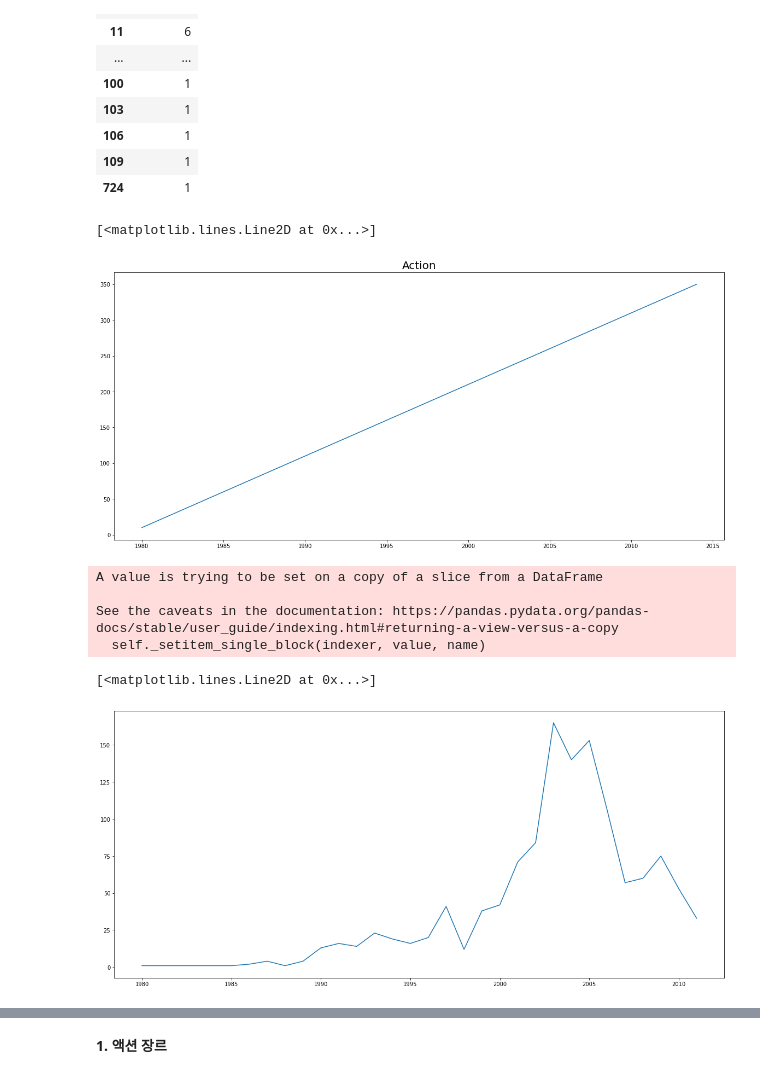
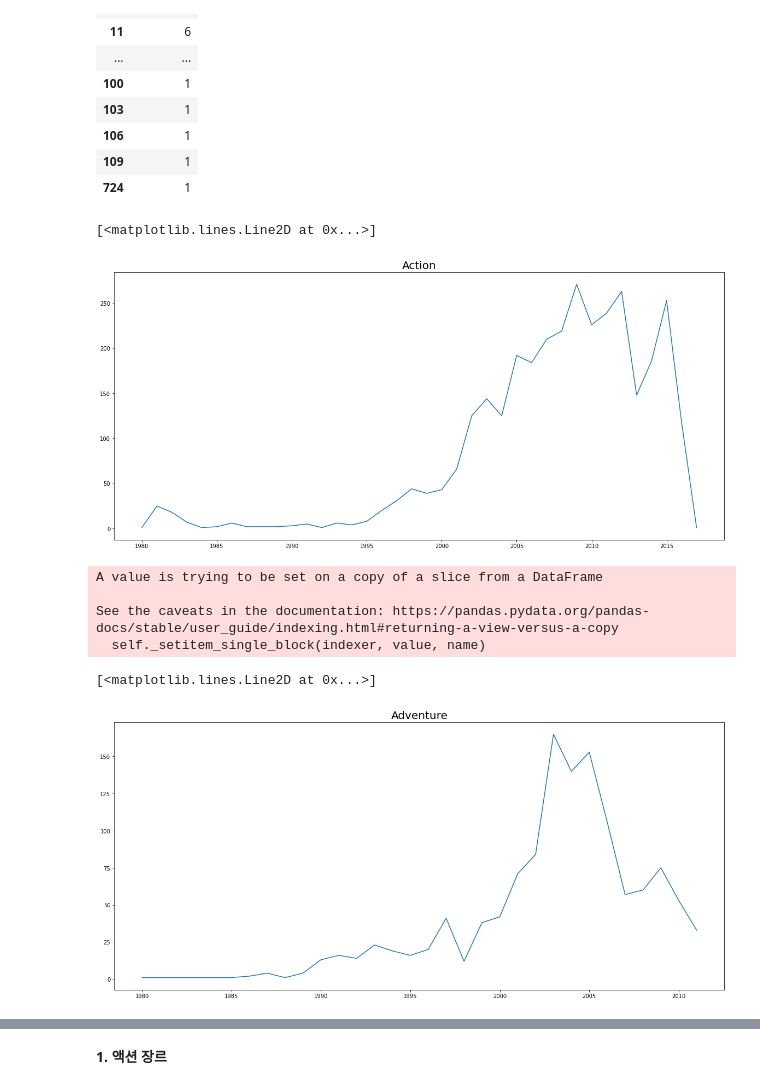
Before and after one commit to hoonputer/Section1_Project, a Jupyter notebook: Untitled6.ipynb, the cells around one changed output, grey strips where cells are left out. Drawn from its saved outputs; the diff is of its cells as text; code cells hidden in the pictures.

```diff
--- a/Untitled6.ipynb
+++ b/Untitled6.ipynb
@@ -795,14 +795,14 @@ genre_action_sales
 | 109 | 1 |
 | 724 | 1 |
 # %%
-x = list(range(1980,2015))
+x = list(range(1980,2018))
 y = genre_action_num
 plt.figure(figsize=(20,9))
 plt.title('Action', fontsize=20)
 plt.plot(x,y)
 # %% [output]
 [<matplotlib.lines.Line2D at 0x...>]
-[figure, old version]
+[figure, new version]
 # %%
 genre_adventure_year = genre_adventure['Year']
 lower = genre_adventure_year[genre_adventure_year < 30]
@@ -825,10 +825,11 @@ genre_adventure_num = genre_adventure_num.sort_index()
 x = list(range(1980,2012))
 y = genre_adventure_num
 plt.figure(figsize=(20,9))
+plt.title('Adventure', fontsize=20)
 plt.plot(x,y)
 # %% [output]
 [<matplotlib.lines.Line2D at 0x...>]
-[figure, old version]
+[figure, new version]
 # %%
 genre_misc_year = genre_misc['Year']
 lower = genre_misc_year[genre_misc_year < 30]
```
Also changed, not shown: parts of 44 cells of this notebook.
